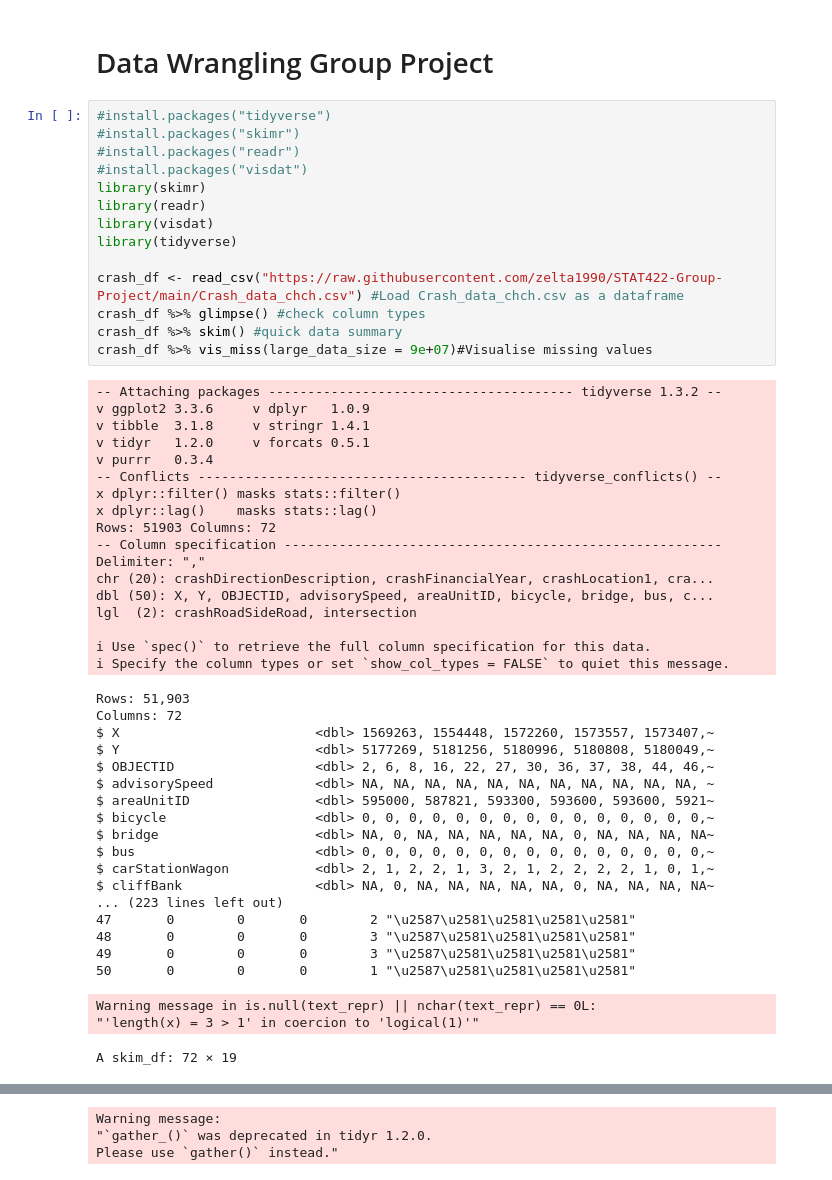
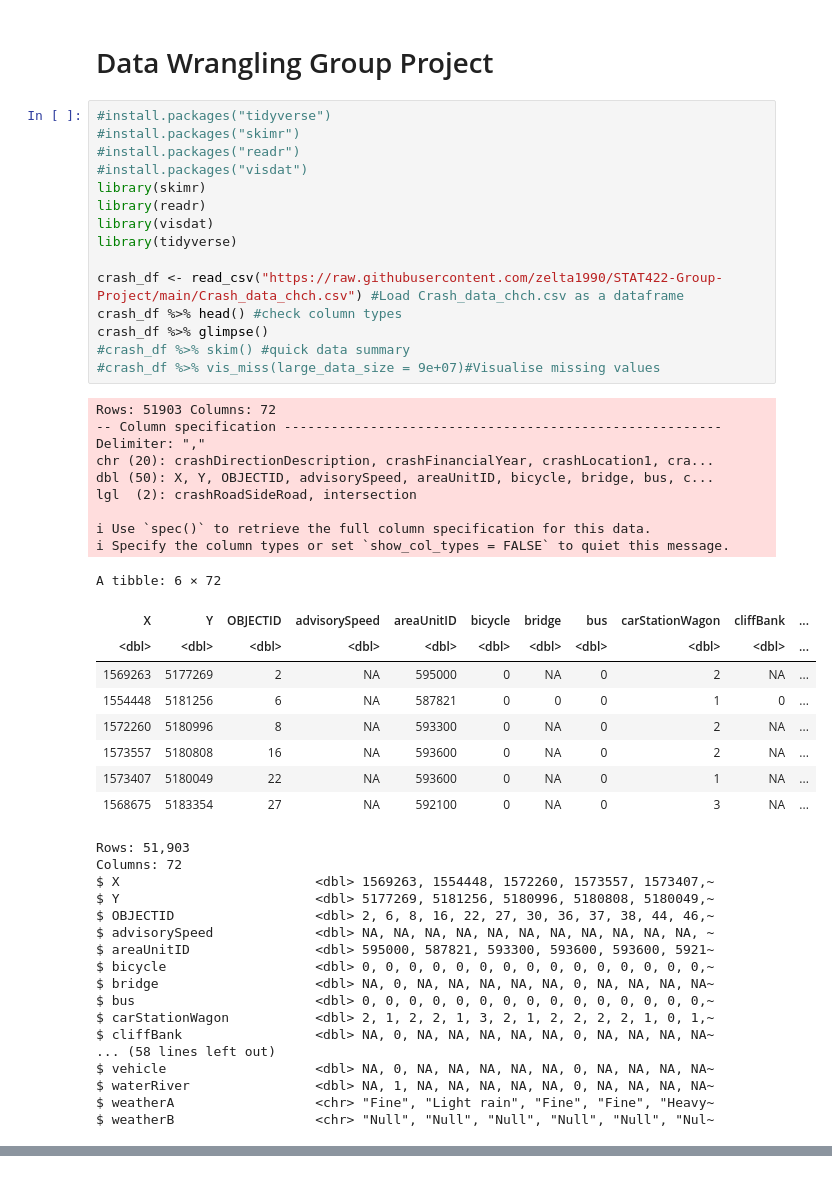
Before and after one commit to zelta1990/DATA422-Group-Project, a Jupyter notebook: group_project.ipynb, the cells around one changed output, grey strips where cells are left out. Cells and saved outputs as stored; diff of their text form.

```diff
--- a/group_project.ipynb
+++ b/group_project.ipynb
@@ -3,52 +3,51 @@
 # %%
 #install.packages("tidyverse")
 #install.packages("skimr")
 #install.packages("readr")
 #install.packages("visdat")
 library(skimr)
 library(readr)
 library(visdat)
 library(tidyverse)
 
 crash_df <- read_csv("https://raw.githubusercontent.com/zelta1990/STAT422-Group-Project/main/Crash_data_chch.csv") #Load Crash_data_chch.csv as a dataframe
-crash_df %>% glimpse() #check column types
-crash_df %>% skim() #quick data summary
-crash_df %>% vis_miss(large_data_size = 9e+07)#Visualise missing values
+crash_df %>% head() #check column types
+crash_df %>% glimpse()
+#crash_df %>% skim() #quick data summary
+#crash_df %>% vis_miss(large_data_size = 9e+07)#Visualise missing values
 # %% [output]
--- Attaching packages --------------------------------------- tidyverse 1.3.2 --
-v ggplot2 3.3.6     v dplyr   1.0.9
-v tibble  3.1.8     v stringr 1.4.1
-v tidyr   1.2.0     v forcats 0.5.1
-v purrr   0.3.4
--- Conflicts ------------------------------------------ tidyverse_conflicts() --
-x dplyr::filter() masks stats::filter()
-x dplyr::lag()    masks stats::lag()
 Rows: 51903 Columns: 72
 -- Column specification --------------------------------------------------------
 Delimiter: ","
 chr (20): crashDirectionDescription, crashFinancialYear, crashLocation1, cra...
 dbl (50): X, Y, OBJECTID, advisorySpeed, areaUnitID, bicycle, bridge, bus, c...
 lgl  (2): crashRoadSideRoad, intersection
 
 i Use `spec()` to retrieve the full column specification for this data.
 i Specify the column types or set `show_col_types = FALSE` to quiet this message.
-Rows: 51,903
-Columns: 72
-$ X                         <dbl> 1569263, 1554448, 1572260, 1573557, 1573407,~
-$ Y                         <dbl> 5177269, 5181256, 5180996, 5180808, 5180049,~
-$ OBJECTID                  <dbl> 2, 6, 8, 16, 22, 27, 30, 36, 37, 38, 44, 46,~
-$ advisorySpeed             <dbl> NA, NA, NA, NA, NA, NA, NA, NA, NA, NA, NA, ~
-$ areaUnitID                <dbl> 595000, 587821, 593300, 593600, 593600, 5921~
-$ bicycle                   <dbl> 0, 0, 0, 0, 0, 0, 0, 0, 0, 0, 0, 0, 0, 0, 0,~
-$ bridge                    <dbl> NA, 0, NA, NA, NA, NA, NA, 0, NA, NA, NA, NA~
-$ bus                       <dbl> 0, 0, 0, 0, 0, 0, 0, 0, 0, 0, 0, 0, 0, 0, 0,~
-$ carStationWagon           <dbl> 2, 1, 2, 2, 1, 3, 2, 1, 2, 2, 2, 2, 1, 0, 1,~
-$ cliffBank                 <dbl> NA, 0, NA, NA, NA, NA, NA, 0, NA, NA, NA, NA~
-... (223 lines left out)
-47       0        0       0        2 "\u2587\u2581\u2581\u2581\u2581"
-48       0        0       0        3 "\u2587\u2581\u2581\u2581\u2581"
-49       0        0       0        3 "\u2587\u2581\u2581\u2581\u2581"
-50       0        0       0        1 "\u2587\u2581\u2581\u2581\u2581"
+A tibble: 6 × 72
+| X | Y | OBJECTID | advisorySpeed | areaUnitID | bicycle | bridge | bus | carStationWagon | cliffBank | ... |
+| <dbl> | <dbl> | <dbl> | <dbl> | <dbl> | <dbl> | <dbl> | <dbl> | <dbl> | <dbl> | ... |
+| 1569263 | 5177269 | 2 | NA | 595000 | 0 | NA | 0 | 2 | NA | ... |
+| 1554448 | 5181256 | 6 | NA | 587821 | 0 | 0 | 0 | 1 | 0 | ... |
+| 1572260 | 5180996 | 8 | NA | 593300 | 0 | NA | 0 | 2 | NA | ... |
+| 1573557 | 5180808 | 16 | NA | 593600 | 0 | NA | 0 | 2 | NA | ... |
+| 1573407 | 5180049 | 22 | NA | 593600 | 0 | NA | 0 | 1 | NA | ... |
+| 1568675 | 5183354 | 27 | NA | 592100 | 0 | NA | 0 | 3 | NA | ... |
-Warning message in is.null(text_repr) || nchar(text_repr) == 0L:
-"'length(x) = 3 > 1' in coercion to 'logical(1)'"
+Rows: 51,903
+Columns: 72
+$ X                         <dbl> 1569263, 1554448, 1572260, 1573557, 1573407,~
+$ Y                         <dbl> 5177269, 5181256, 5180996, 5180808, 5180049,~
+$ OBJECTID                  <dbl> 2, 6, 8, 16, 22, 27, 30, 36, 37, 38, 44, 46,~
+$ advisorySpeed             <dbl> NA, NA, NA, NA, NA, NA, NA, NA, NA, NA, NA, ~
+$ areaUnitID                <dbl> 595000, 587821, 593300, 593600, 593600, 5921~
+$ bicycle                   <dbl> 0, 0, 0, 0, 0, 0, 0, 0, 0, 0, 0, 0, 0, 0, 0,~
+$ bridge                    <dbl> NA, 0, NA, NA, NA, NA, NA, 0, NA, NA, NA, NA~
+$ bus                       <dbl> 0, 0, 0, 0, 0, 0, 0, 0, 0, 0, 0, 0, 0, 0, 0,~
+$ carStationWagon           <dbl> 2, 1, 2, 2, 1, 3, 2, 1, 2, 2, 2, 2, 1, 0, 1,~
+$ cliffBank                 <dbl> NA, 0, NA, NA, NA, NA, NA, 0, NA, NA, NA, NA~
+... (58 lines left out)
+$ vehicle                   <dbl> NA, 0, NA, NA, NA, NA, NA, 0, NA, NA, NA, NA~
+$ waterRiver                <dbl> NA, 1, NA, NA, NA, NA, NA, 0, NA, NA, NA, NA~
+$ weatherA                  <chr> "Fine", "Light rain", "Fine", "Fine", "Heavy~
+$ weatherB                  <chr> "Null", "Null", "Null", "Null", "Null", "Nul~
-A skim_df: 72 × 19
@@ -73,3 +53,0 @@ A skim_df: 72 × 19
-Warning message:
-"`gather_()` was deprecated in tidyr 1.2.0.
-Please use `gather()` instead."
```
Also changed, not shown: parts of 6 cells of this notebook.
